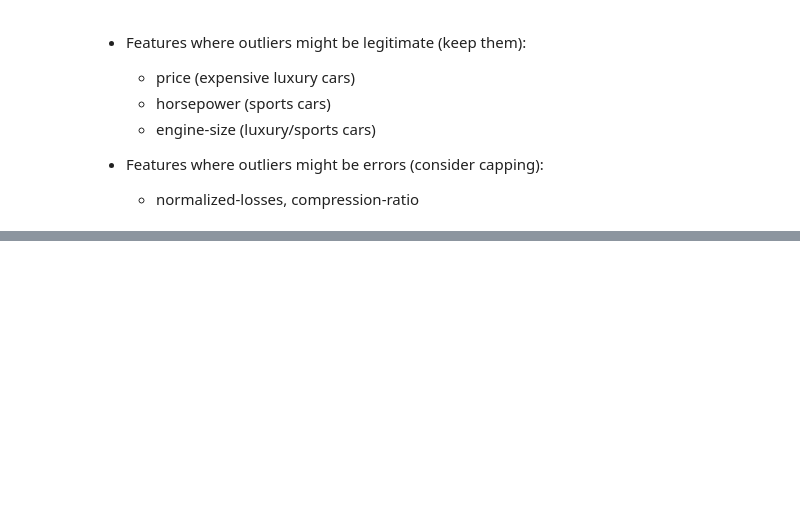
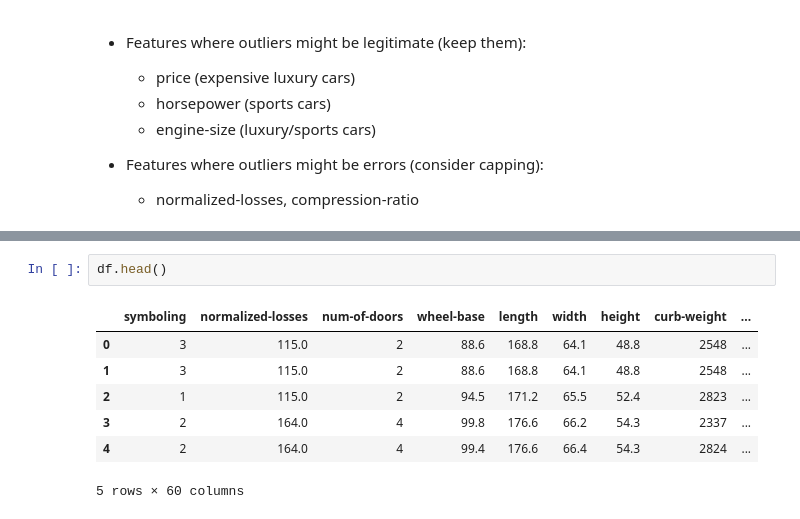
Before and after one commit to Kumbhakarn/classic-ml-algorithms, a Jupyter notebook: notebooks/linear-regression.ipynb, the cells around one changed output, grey strips where cells are left out. Cells and saved outputs as stored; diff of their text form; blank space fills up the shorter version.

```diff
--- a/notebooks/linear-regression.ipynb
+++ b/notebooks/linear-regression.ipynb
@@ -334,0 +407,10 @@ Features with > 10 outliers: ['width', 'stroke', 'compression-ratio']
+# %%
+df.head()
+# %% [output]
+|  | symboling | normalized-losses | num-of-doors | wheel-base | length | width | height | curb-weight | ... |
+| 0 | 3 | 115.0 | 2 | 88.6 | 168.8 | 64.1 | 48.8 | 2548 | ... |
+| 1 | 3 | 115.0 | 2 | 88.6 | 168.8 | 64.1 | 48.8 | 2548 | ... |
+| 2 | 1 | 115.0 | 2 | 94.5 | 171.2 | 65.5 | 52.4 | 2823 | ... |
+| 3 | 2 | 164.0 | 4 | 99.8 | 176.6 | 66.2 | 54.3 | 2337 | ... |
+| 4 | 2 | 164.0 | 4 | 99.4 | 176.6 | 66.4 | 54.3 | 2824 | ... |
+5 rows × 60 columns
```
Also changed, not shown: parts of 17 cells of this notebook.
